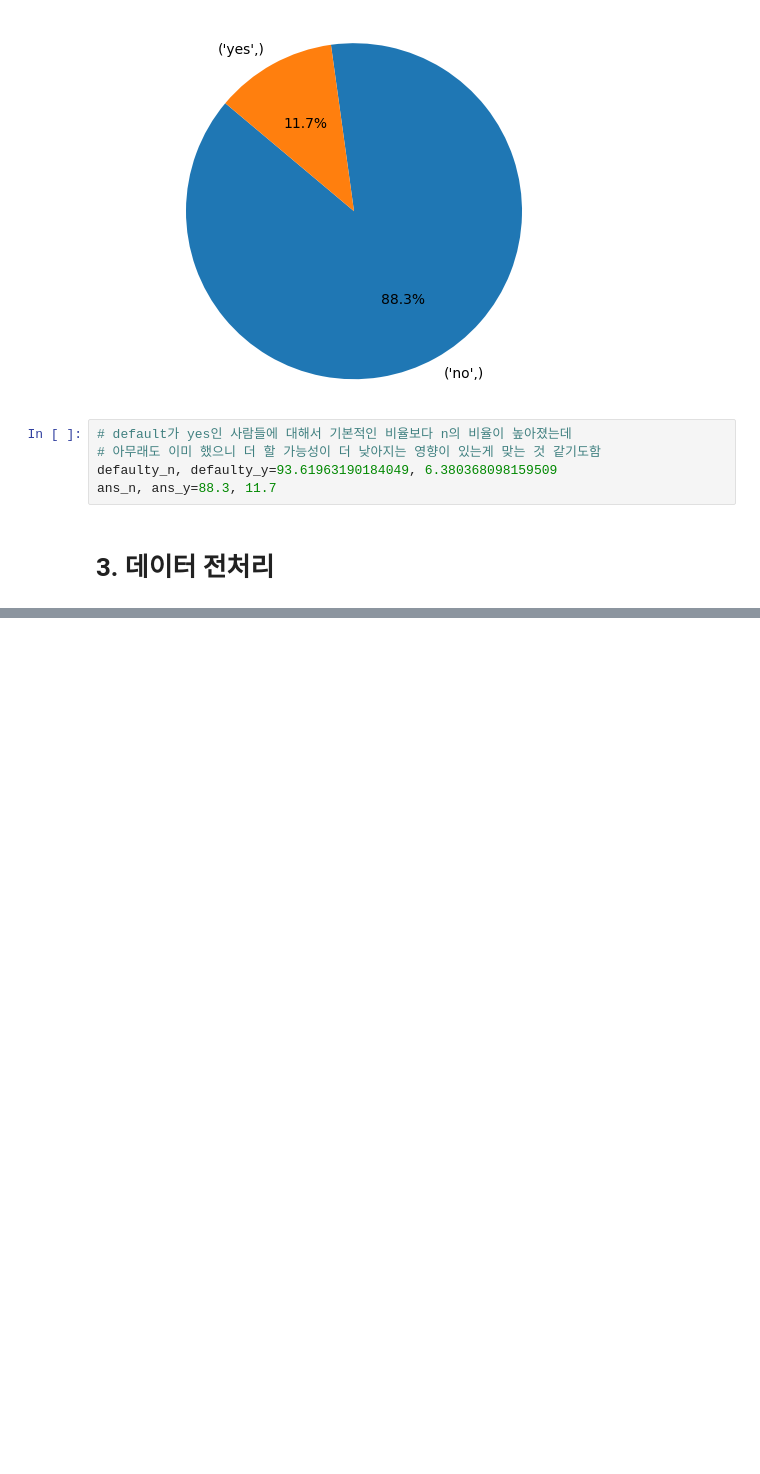
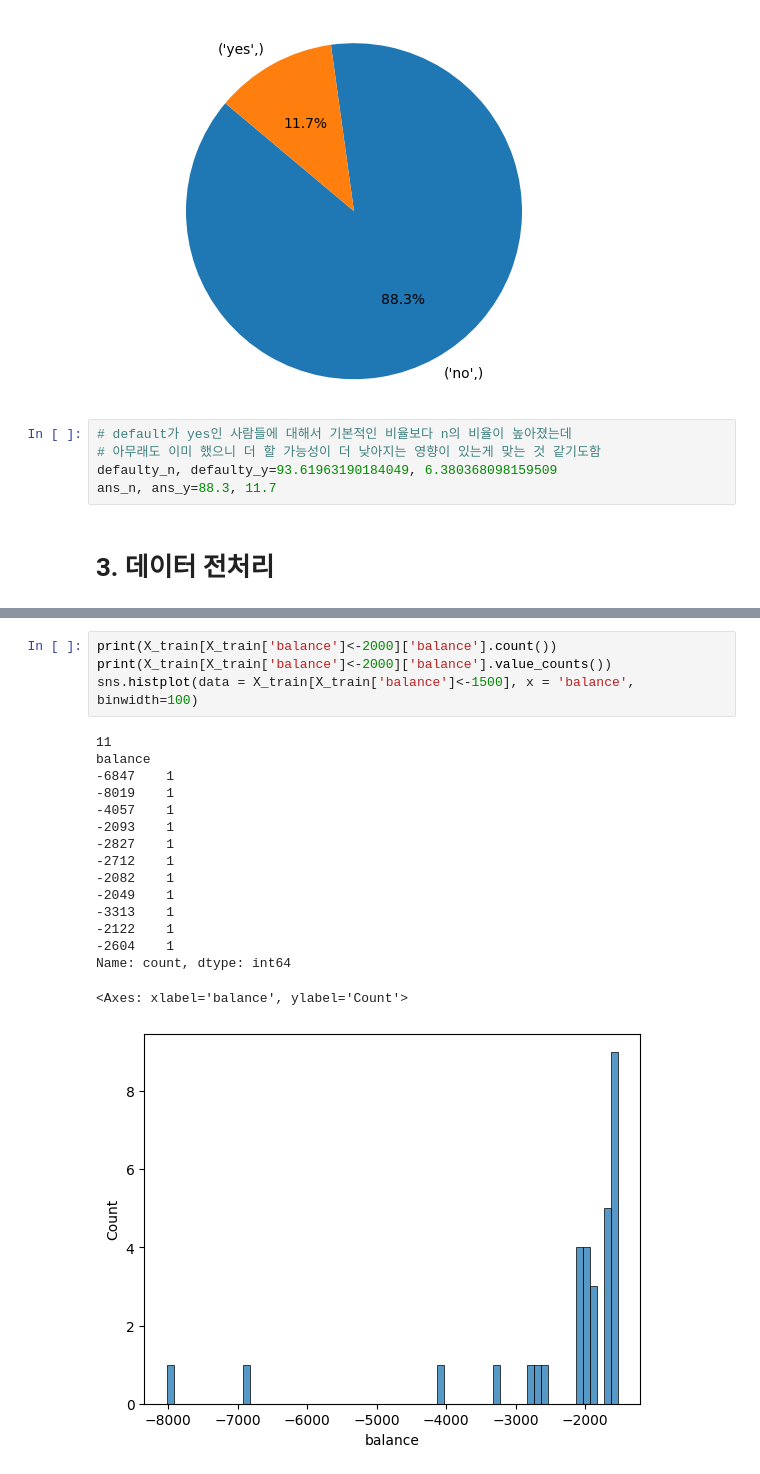
Before and after one commit to kyeob1107/sparta_ml, a Jupyter notebook: A09_곽승엽.ipynb, the cells around one changed output, grey strips where cells are left out. Drawn from its saved outputs; the diff is of its cells as text; blank space fills up the shorter version.

```diff
--- a/A09_곽승엽.ipynb
+++ b/A09_곽승엽.ipynb
@@ -623,0 +637,21 @@ ans_n, ans_y=88.3, 11.7
+# %%
+print(X_train[X_train['balance']<-2000]['balance'].count())
+print(X_train[X_train['balance']<-2000]['balance'].value_counts())
+sns.histplot(data = X_train[X_train['balance']<-1500], x = 'balance', binwidth=100)
+# %% [output]
+11
+balance
+-6847    1
+-8019    1
+-4057    1
+-2093    1
+-2827    1
+-2712    1
+-2082    1
+-2049    1
+-3313    1
+-2122    1
+-2604    1
+Name: count, dtype: int64
+<Axes: xlabel='balance', ylabel='Count'>
+[figure, added]
```
Also changed, not shown: parts of 68 cells of this notebook.
